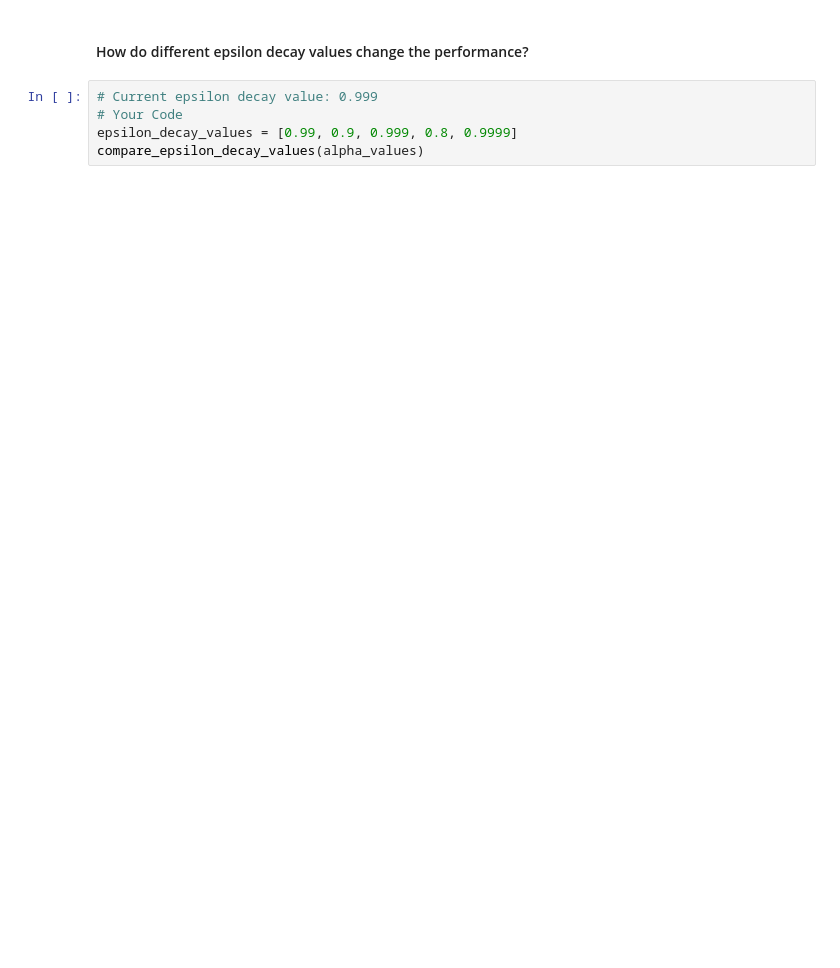
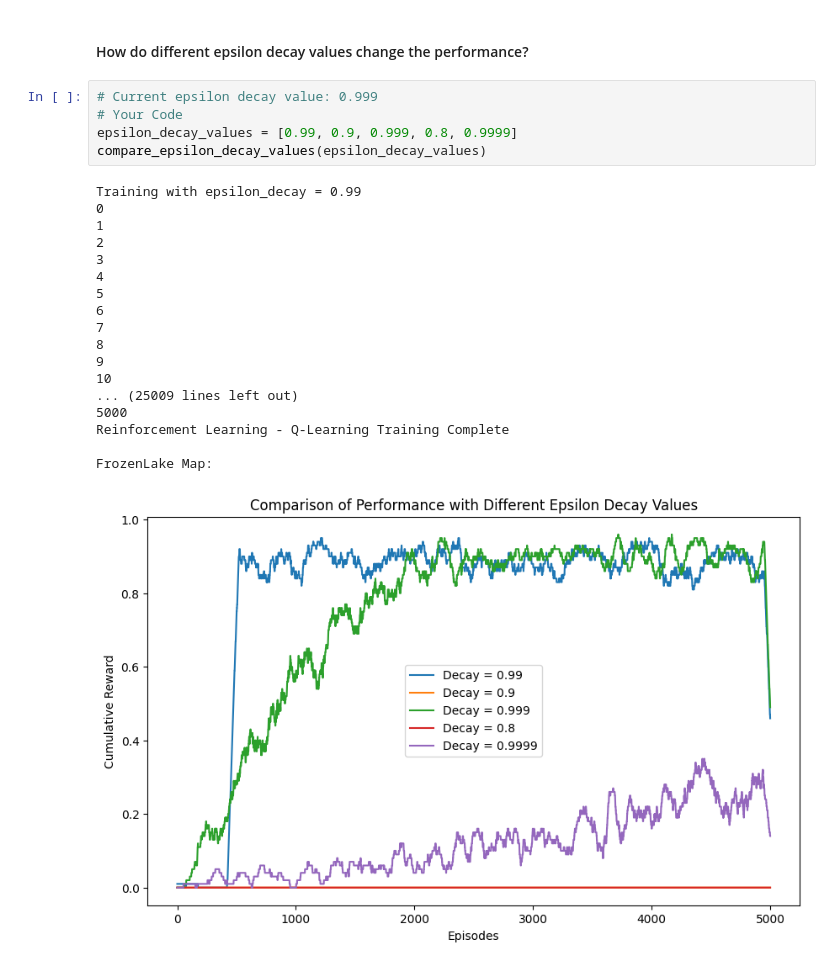
Before and after one commit to aimlworkshop/workshop, a Jupyter notebook: Session1/reinforcement_answers.ipynb, the cells around one changed output. Saved outputs shown, nothing was run; the diff lists cells and outputs as text; blank space fills up the shorter version.

```diff
--- a/Session1/reinforcement_answers.ipynb
+++ b/Session1/reinforcement_answers.ipynb
@@ -419,5 +457,24 @@ compare_epsilon_values(alpha_values)
 # %%
 # Current epsilon decay value: 0.999
 # Your Code
 epsilon_decay_values = [0.99, 0.9, 0.999, 0.8, 0.9999]
-compare_epsilon_decay_values(alpha_values)
+compare_epsilon_decay_values(epsilon_decay_values)
+# %% [output]
+Training with epsilon_decay = 0.99
+0
+1
+2
+3
+4
+5
+6
+7
+8
+9
+10
+... (25009 lines left out)
+5000
+Reinforcement Learning - Q-Learning Training Complete
+
+FrozenLake Map:
+[figure, added]
```
Also changed, not shown: parts of 6 cells of this notebook, 3 other files.
